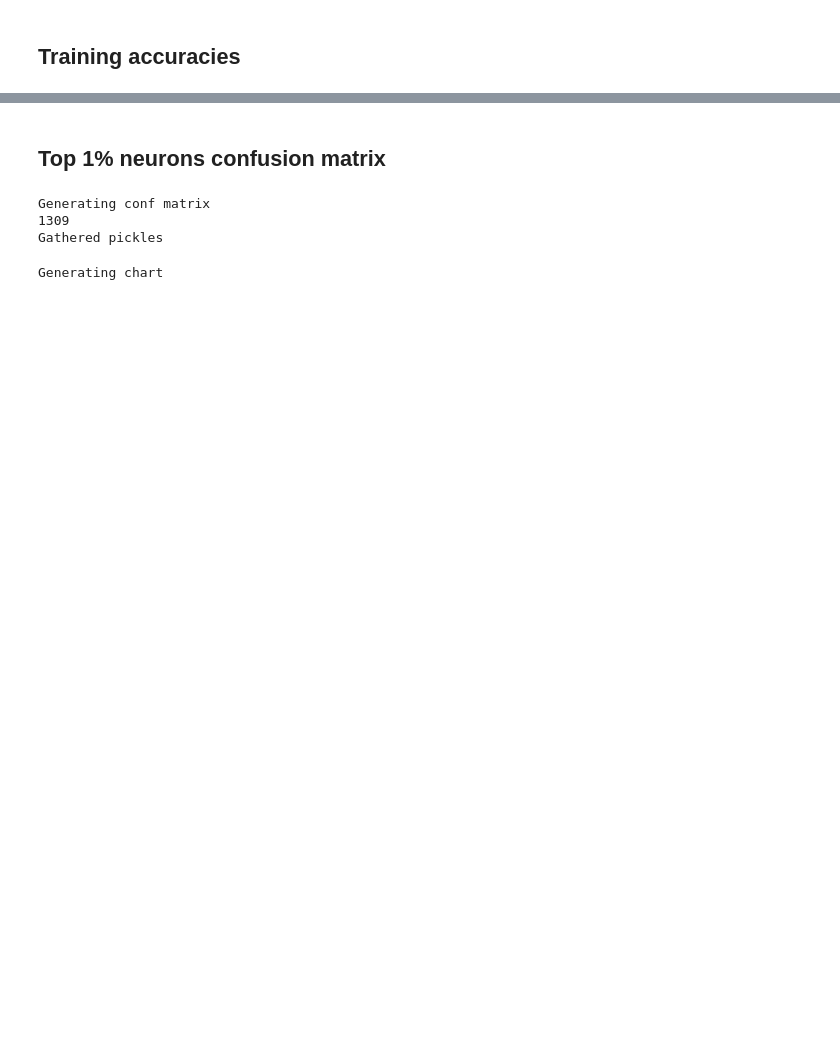
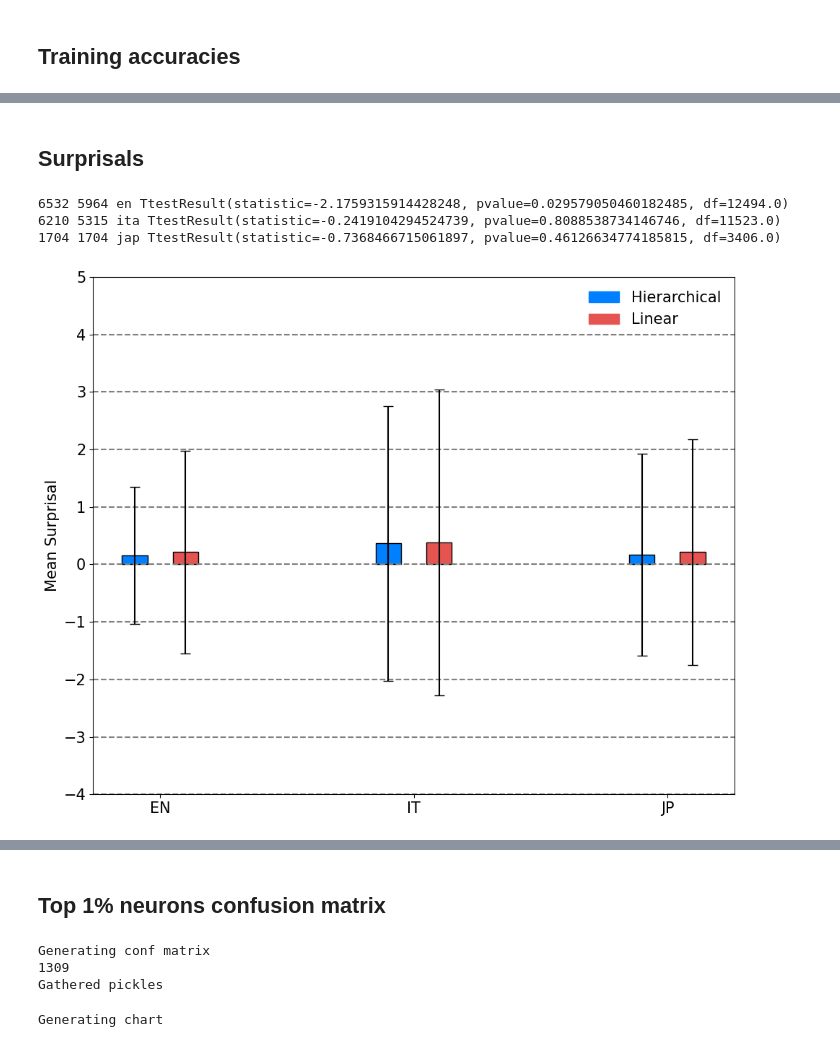
Before and after one commit to arunasank/disjoint-processing-llms, a Jupyter notebook: mistral/atp/attr-patching-charts.ipynb, the cells around one changed output, grey strips where cells are left out. Saved outputs shown, nothing was run; the diff lists cells and outputs as text; code cells hidden in the pictures; blank space fills up the shorter version.

```diff
--- a/mistral/atp/attr-patching-charts.ipynb
+++ b/mistral/atp/attr-patching-charts.ipynb
@@ -176,0 +319,2 @@ for idx, item in enumerate(counts):
+# %% [markdown]
+## Surprisals
@@ -176,0 +323,63 @@ for idx, item in enumerate(counts):
+# %%
+plt.rcParams.update({'font.size': 15})
+def get_surps(cols):
+    ur_surps = []
+    g_surps = []
+    for col in cols:
+        f = pd.read_csv(f'/mnt/align4_drive/arunas/broca/mistral/experiments/10-strip/{col}.csv')
+        if ('-u-' in col):
+            for idx, row in f[(f['type'] == col) & (f['gold'] == 'Yes')].iterrows():
+                myList = []
+                for i in list(ast.literal_eval(row['surprisal'])):
+                    myList.append(i[1])
+                ur_surps.append(myList)
+        else:
+            for idx, row in f[(f['type'] == col) & (f['gold'] == 'Yes')].iterrows():
+                myList = []
+                for i in list(ast.literal_eval(row['surprisal'])):
+                    myList.append(i[1])
+                g_surps.append(myList)
+    allg_surps = np.array([i for s in g_surps for i in s])
+    allug_surps = np.array([i for s in ur_surps for i in s])
+
+    print(len(allg_surps), len(allug_surps), cols[0][:3], stats.ttest_ind(allg_surps, allug_surps))
+    return sorted(allg_surps), sorted(allug_surps)
+
+en_real, en_unreal = get_surps(['en', 'en-r-1-subordinate', 'en-r-2-passive', 'en-u-1-negation', 'en-u-2-inversion', 'en-u-4-wh'])
+ita_real, ita_unreal = get_surps(['ita', 'ita-r-2-subordinate', 'ita-r-3-passive', 'ita-u-1-negation', 'ita-u-2-invert', 'ita-u-3-gender'])
+jap_real, jap_unreal = get_surps(['jap-r-1-sov','jap-r-2-passive', 'jap-r-3-subordinate','jap-u-1-negation','jap-u-2-invert', 'jap-u-3-past-tense'])
+reals = [en_real, ita_real, jap_real]
+unreals = [en_unreal, ita_unreal, jap_unreal]
+
+positions = np.arange(1, len(reals) + 1)
+
+plt.figure(figsize=(10,8))
+# for i in range(len(reals)):
+    # bp = plt.boxplot([reals[i], unreals[i]], positions=[positions[i], positions[i] + 0.4],
+    #             widths=0.4, autorange=True, patch_artist=True, showfliers=False, vert=True, showmeans=True)
+    # for patch, color in zip(bp['boxes'], [real_color, unreal_color]):
+    #     patch.set_facecolor(color)
+
+    # for mean, color in zip([bp['means'][0], bp['means'][1]], [real_color, unreal_color]):
+    #     mean.set(markerfacecolor=color, marker='o', markersize=10, markeredgecolor="black")
+plt.bar(positions, [statistics.mean(real_dist) for real_dist in reals], yerr=[statistics.stdev(real_dist) for real_dist in reals], width=0.1, capsize=5, color=real_color, alpha=1, edgecolor='black')
+plt.bar(positions + 0.2, [statistics.mean(unreal_dist) for unreal_dist in unreals], yerr=[statistics.stdev(unreal_dist) for unreal_dist in unreals], width=0.1, capsize=5, color=unreal_color, alpha=1, edgecolor='black')
+
+# plt.xlabel("Language")
+plt.xticks(positions + 0.1, ['EN', 'IT', 'JP'])
+plt.ylabel("Mean Surprisal")
+plt.ylim(-4,5)
+# plt.ylim(0,1)
+plt.grid(True, which='major', axis='y', linestyle='--', linewidth=1.5, color='gray', alpha=1)
+# plt.ylim(0,1)
+# plt.axvline(x=1.75, color='black', linestyle='--', linewidth=0.5)
+# plt.axvline(x=2.75, color='black', linestyle='--', linewidth=0.5)
+plt.tight_layout()
+legend_handles = [plt.Rectangle((0,0),1,1, color=real_color), plt.Rectangle((0,0),1,1, color=unreal_color)]
+plt.legend(legend_handles, ['Hierarchical', 'Linear'], frameon=False)
+plt.savefig('mistral-surprisal.png')
+# %% [output]
+6532 5964 en TtestResult(statistic=-2.1759315914428248, pvalue=0.029579050460182485, df=12494.0)
+6210 5315 ita TtestResult(statistic=-0.2419104294524739, pvalue=0.8088538734146746, df=11523.0)
+1704 1704 jap TtestResult(statistic=-0.7368466715061897, pvalue=0.46126634774185815, df=3406.0)
+[figure, added]
```
Also changed, not shown: parts of 35 cells of this notebook, 14 other files.
